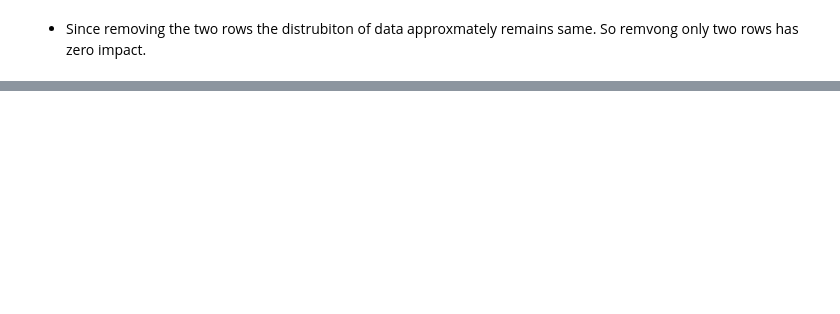
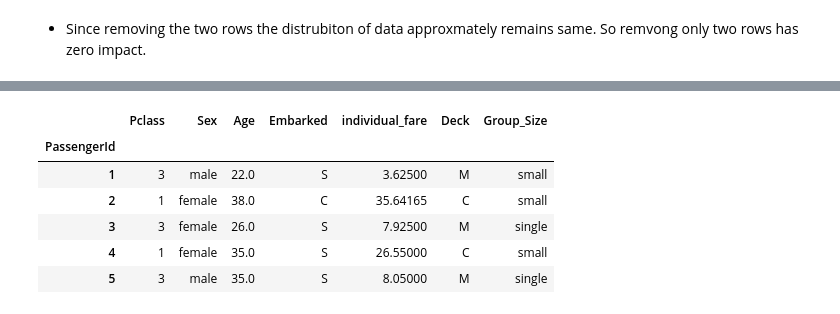
Before and after one commit to lalit7886/DataScience, a Jupyter notebook: EDA/titanice.ipynb, the cells around one changed output, grey strips where cells are left out. Cells and saved outputs as stored; diff of their text form; code cells hidden in the pictures; blank space fills up the shorter version.

```diff
--- a/EDA/titanice.ipynb
+++ b/EDA/titanice.ipynb
@@ -395,3 +394,5 @@ new_df["Age"]=knn_inputer.fit_transform(new_df[["Age"]])
+# %%
+new_df["Embarked"]=new_df["Embarked"].fillna("M")
 # %%
 new_df.isnull().sum()
 # %% [output]
@@ -406 +407,14 @@ Group_Size            0
 dtype: int64
+# %%
+y_train=new_df["Survived"]
+x_train=new_df.drop(columns=["Survived"])
+# %%
+x_train.head()
+# %% [output]
+|  | Pclass | Sex | Age | Embarked | individual_fare | Deck | Group_Size |
+| PassengerId |  |  |  |  |  |  |  |
+| 1 | 3 | male | 22.0 | S | 3.62500 | M | small |
+| 2 | 1 | female | 38.0 | C | 35.64165 | C | small |
+| 3 | 3 | female | 26.0 | S | 7.92500 | M | single |
+| 4 | 1 | female | 35.0 | S | 26.55000 | C | small |
+| 5 | 3 | male | 35.0 | S | 8.05000 | M | single |
```
Also changed, not shown: parts of 20 cells of this notebook, 4 other files.
